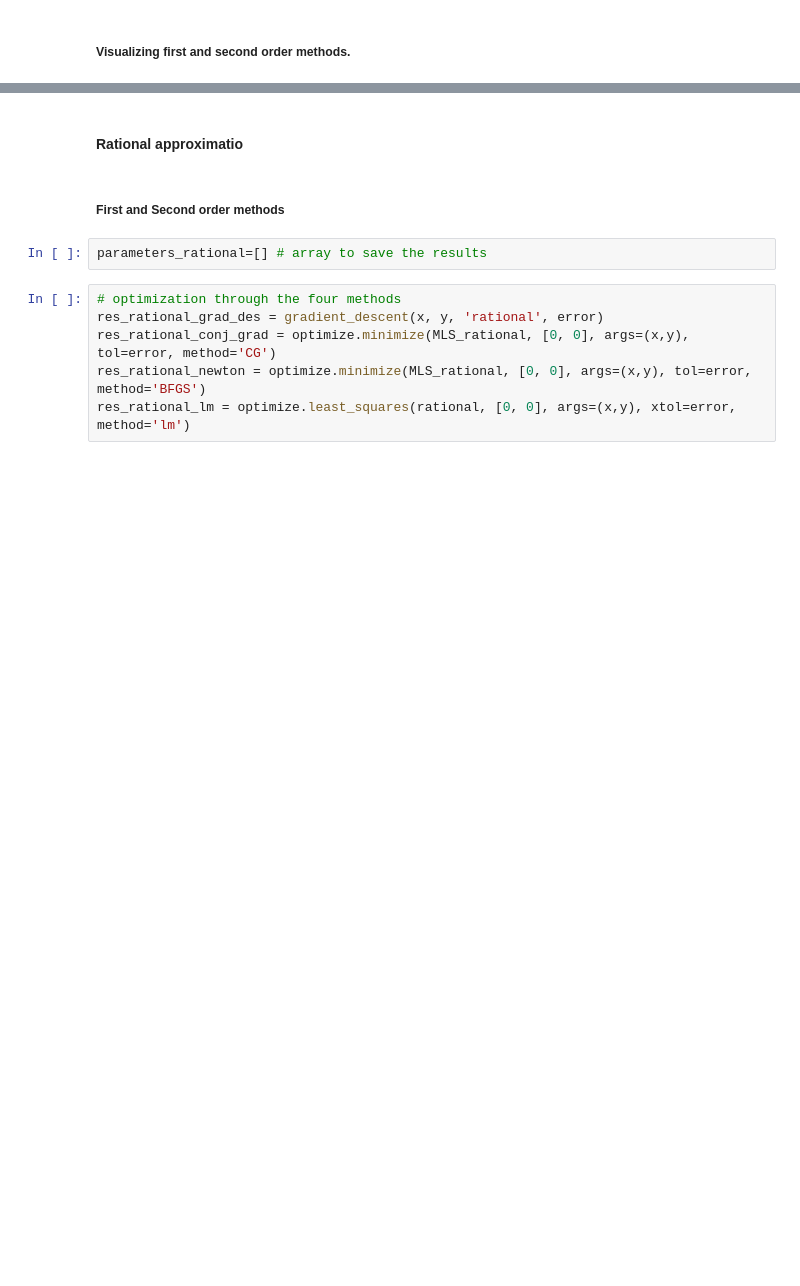
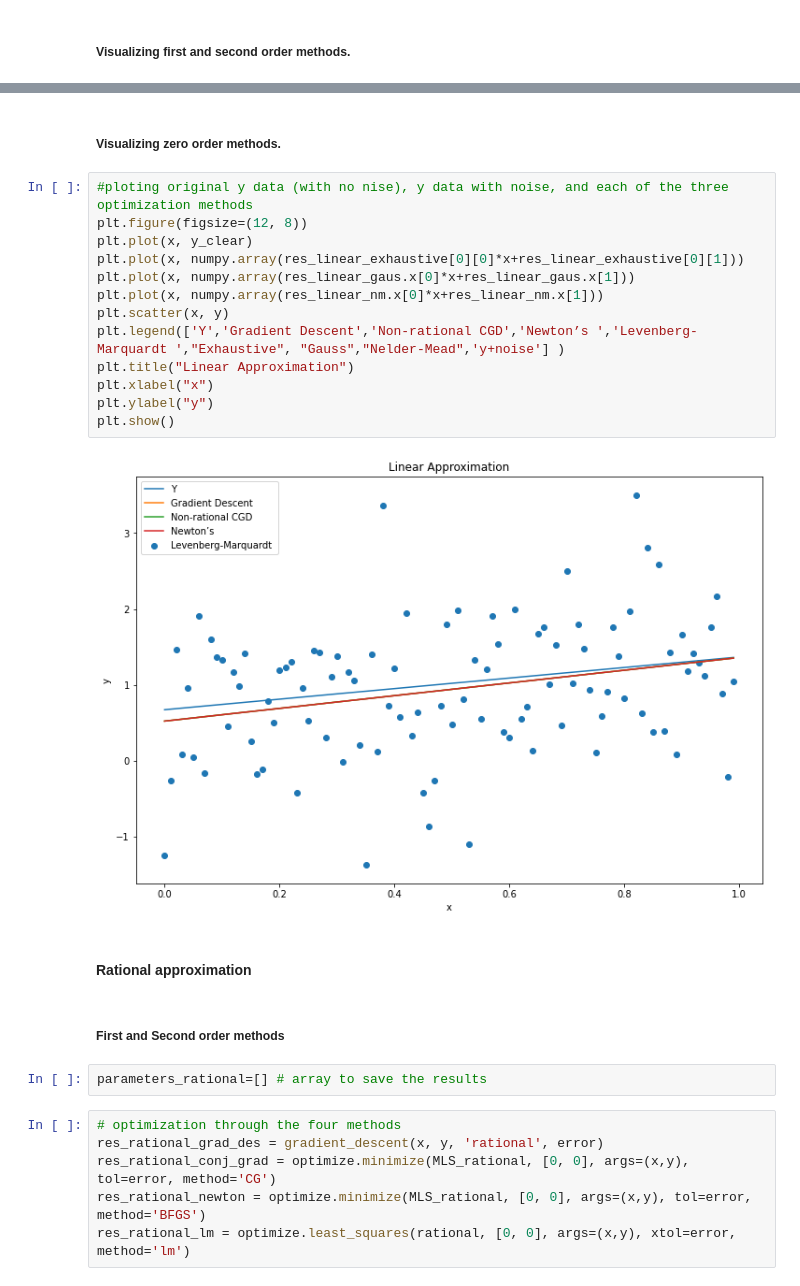
Before and after one commit to Nemat-Allah-Aloush/Algo_Tasks, a Jupyter notebook: Task 03.ipynb, the cells around one changed output, grey strips where cells are left out. Saved outputs shown, nothing was run; the diff lists cells and outputs as text; blank space fills up the shorter version.

Commit message:
Need to check if plots are ok

```diff
--- a/Task 03.ipynb
+++ b/Task 03.ipynb
@@ -175,5 +175,22 @@ plt.show()
+# %% [markdown]
+##### Visualizing zero order methods.
+# %%
+#ploting original y data (with no nise), y data with noise, and each of the three optimization methods
+plt.figure(figsize=(12, 8))
+plt.plot(x, y_clear)
+plt.plot(x, numpy.array(res_linear_exhaustive[0][0]*x+res_linear_exhaustive[0][1]))
+plt.plot(x, numpy.array(res_linear_gaus.x[0]*x+res_linear_gaus.x[1]))
+plt.plot(x, numpy.array(res_linear_nm.x[0]*x+res_linear_nm.x[1]))
+plt.scatter(x, y)
+plt.legend(['Y','Gradient Descent','Non-rational CGD','Newton’s ','Levenberg-Marquardt ',"Exhaustive", "Gauss","Nelder-Mead",'y+noise'] )
+plt.title("Linear Approximation")
+plt.xlabel("x")
+plt.ylabel("y")
+plt.show()
+# %% [output]
+[figure, added]
 # %% [markdown]
-#### Rational approximatio
+#### Rational approximation
 # %% [markdown]
 ##### First and Second order methods
 # %%
```
Also changed, not shown: parts of 9 cells of this notebook.
